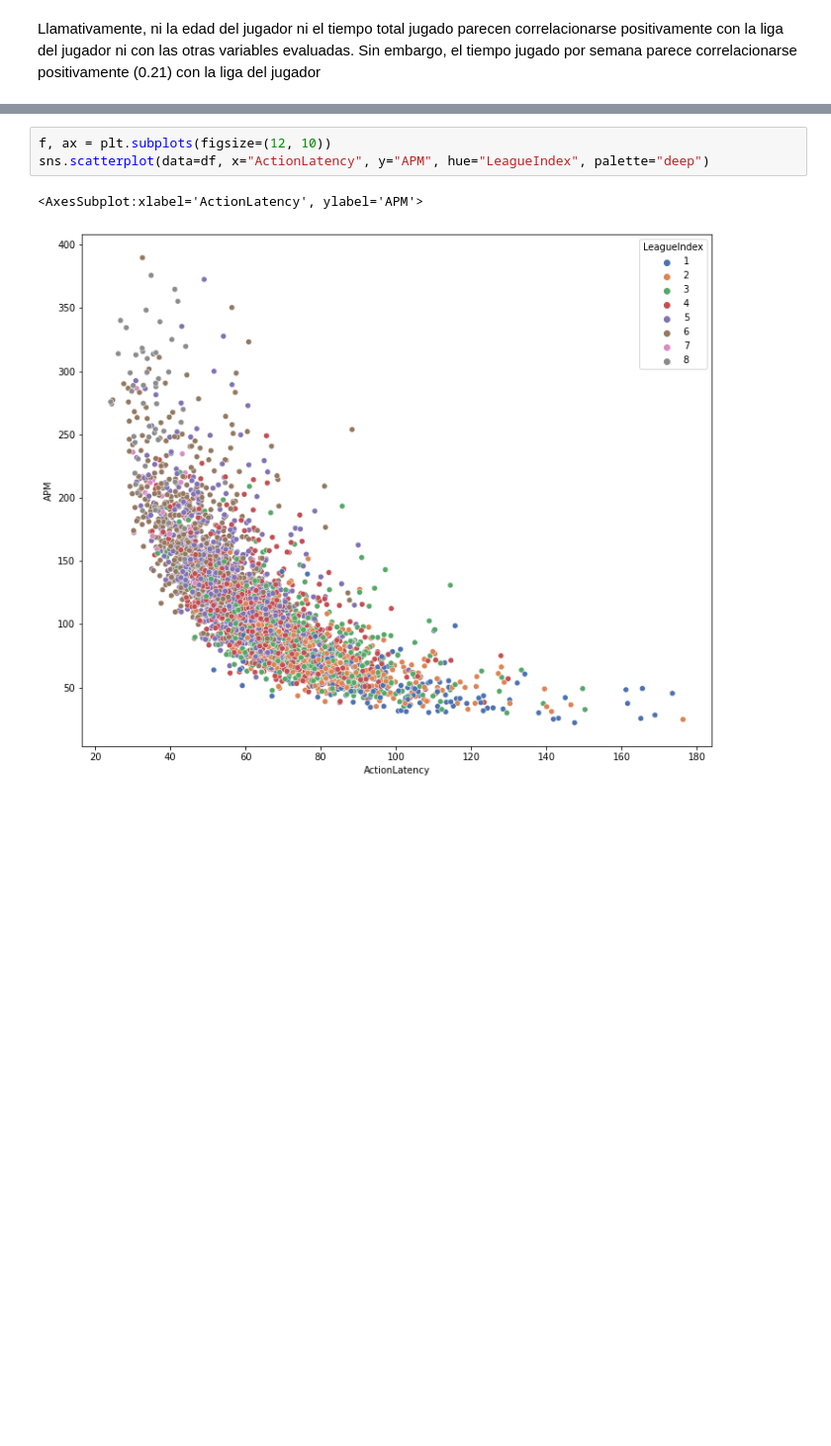
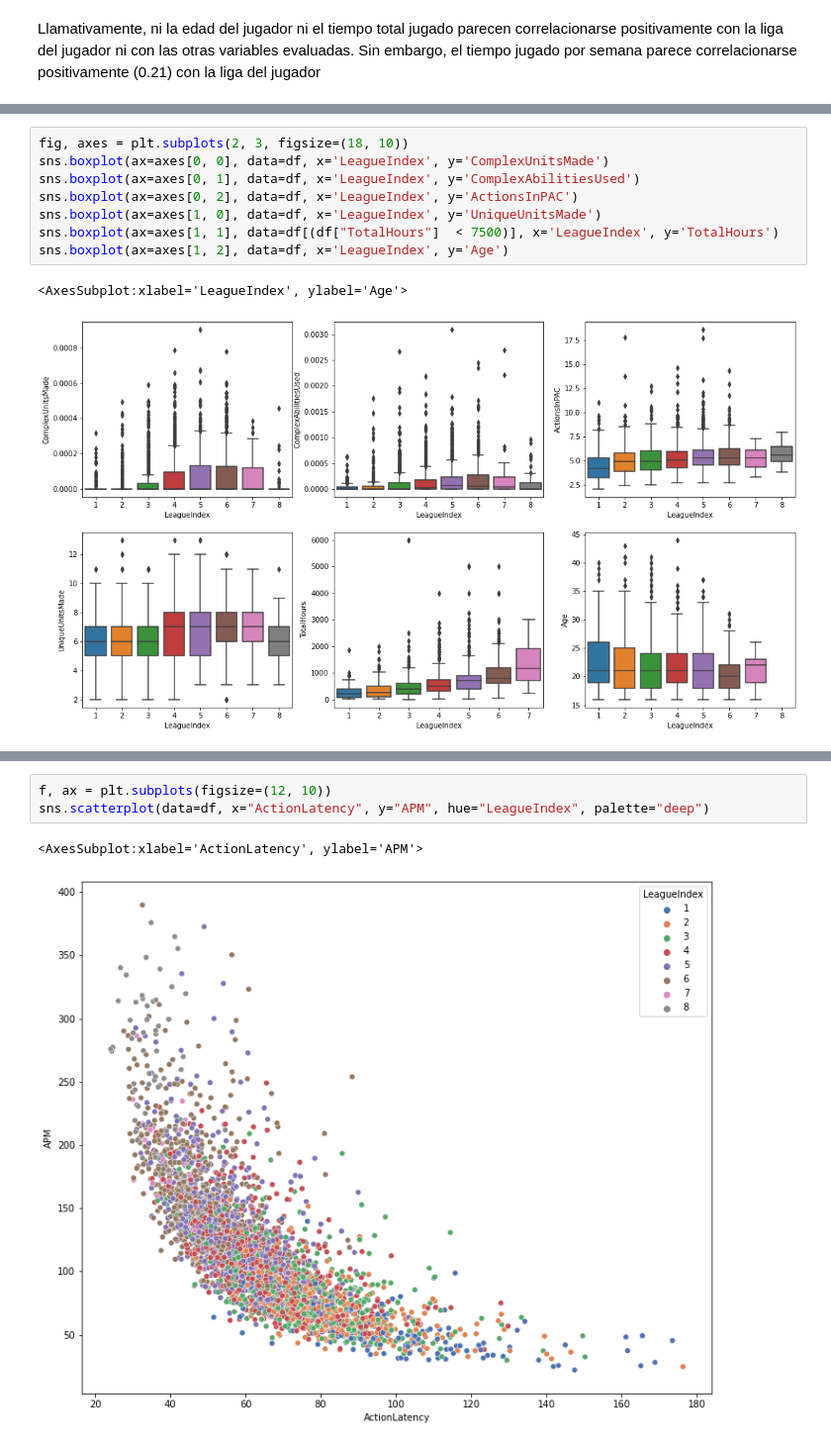
Before and after one commit to AleEnet/Skillcraft-Dataset, a Jupyter notebook: Starcraft_Dataset.ipynb, the cells around one changed output, grey strips where cells are left out. Shown at 99% size. Saved outputs shown, nothing was run; the diff lists cells and outputs as text; blank space fills up the shorter version.

```diff
--- a/Starcraft_Dataset.ipynb
+++ b/Starcraft_Dataset.ipynb
@@ -109,0 +109,11 @@ ActionLatency: Mide el tiempo de reaccion ante un estimulo nuevo
+# %%
+fig, axes = plt.subplots(2, 3, figsize=(18, 10))
+sns.boxplot(ax=axes[0, 0], data=df, x='LeagueIndex', y='ComplexUnitsMade')
+sns.boxplot(ax=axes[0, 1], data=df, x='LeagueIndex', y='ComplexAbilitiesUsed')
+sns.boxplot(ax=axes[0, 2], data=df, x='LeagueIndex', y='ActionsInPAC')
+sns.boxplot(ax=axes[1, 0], data=df, x='LeagueIndex', y='UniqueUnitsMade')
+sns.boxplot(ax=axes[1, 1], data=df[(df["TotalHours"]  < 7500)], x='LeagueIndex', y='TotalHours')
+sns.boxplot(ax=axes[1, 2], data=df, x='LeagueIndex', y='Age')
+# %% [output]
+<AxesSubplot:xlabel='LeagueIndex', ylabel='Age'>
+[figure, added]
```
Also changed, not shown: parts of 16 cells of this notebook.
